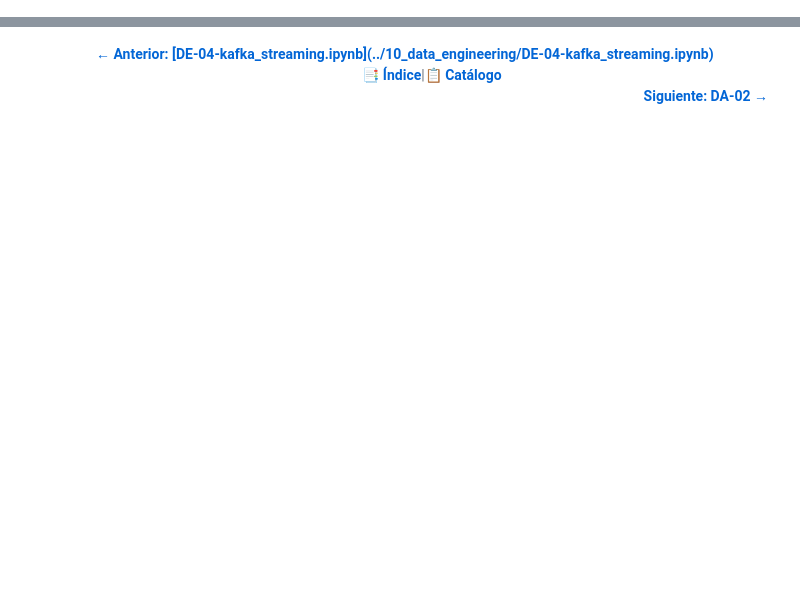
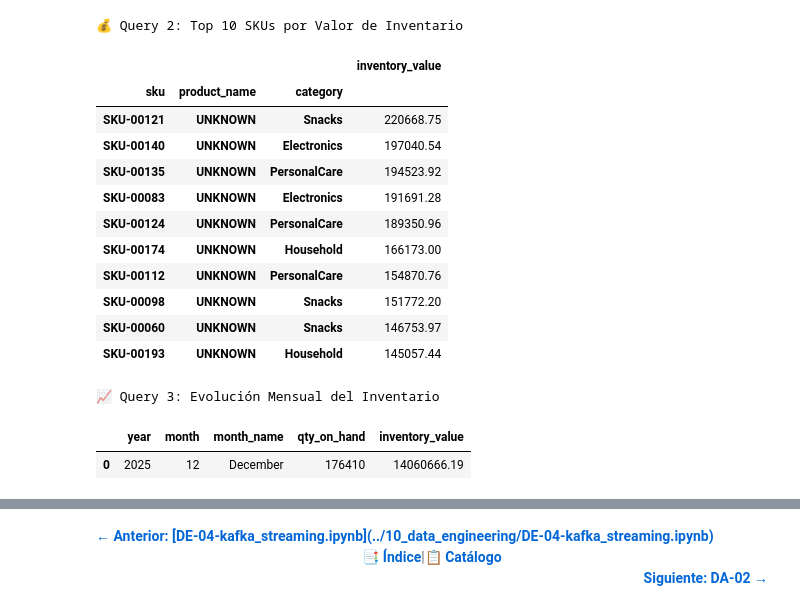
Before and after one commit to lraigosov/supply-chain-data-notebooks, a Jupyter notebook: notebooks/20_data_architecture/DA-01-modelo_dimensional.ipynb, the cells around one changed output, grey strips where cells are left out. Drawn from its saved outputs; the diff is of its cells as text; code cells hidden in the pictures; blank space fills up the shorter version.

```diff
--- a/notebooks/20_data_architecture/DA-01-modelo_dimensional.ipynb
+++ b/notebooks/20_data_architecture/DA-01-modelo_dimensional.ipynb
@@ -679,0 +513,41 @@ for file in output_path.glob('*.parquet'):
+# %%
+# Query 2: Top 10 SKUs por valor de inventario
+query2 = fact_inventory_final.merge(
+    dim_product[['product_key', 'sku', 'product_name', 'category']], on='product_key'
+).groupby(['sku', 'product_name', 'category']).agg({
+    'inventory_value': 'sum'
+}).sort_values('inventory_value', ascending=False).head(10)
+
+print("💰 Query 2: Top 10 SKUs por Valor de Inventario")
+display(query2.round(2))
+# %% [output]
+💰 Query 2: Top 10 SKUs por Valor de Inventario
+|  |  |  | inventory_value |
+| sku | product_name | category |  |
+| SKU-00121 | UNKNOWN | Snacks | 220668.75 |
+| SKU-00140 | UNKNOWN | Electronics | 197040.54 |
+| SKU-00135 | UNKNOWN | PersonalCare | 194523.92 |
+| SKU-00083 | UNKNOWN | Electronics | 191691.28 |
+| SKU-00124 | UNKNOWN | PersonalCare | 189350.96 |
+| SKU-00174 | UNKNOWN | Household | 166173.00 |
+| SKU-00112 | UNKNOWN | PersonalCare | 154870.76 |
+| SKU-00098 | UNKNOWN | Snacks | 151772.20 |
+| SKU-00060 | UNKNOWN | Snacks | 146753.97 |
+| SKU-00193 | UNKNOWN | Household | 145057.44 |
+# %%
+# Query 3: Evolución temporal del inventario por mes
+fact_with_time = fact_inventory_final.merge(
+    dim_date[['date_key', 'year', 'month', 'month_name']], on='date_key'
+)
+
+query3 = fact_with_time.groupby(['year', 'month', 'month_name']).agg({
+    'qty_on_hand': 'sum',
+    'inventory_value': 'sum'
+}).reset_index().sort_values(['year', 'month'])
+
+print("📈 Query 3: Evolución Mensual del Inventario")
+display(query3.round(2))
+# %% [output]
+📈 Query 3: Evolución Mensual del Inventario
+|  | year | month | month_name | qty_on_hand | inventory_value |
+| 0 | 2025 | 12 | December | 176410 | 14060666.19 |
```
Also changed, not shown: parts of 58 cells of this notebook, 1 other file.
